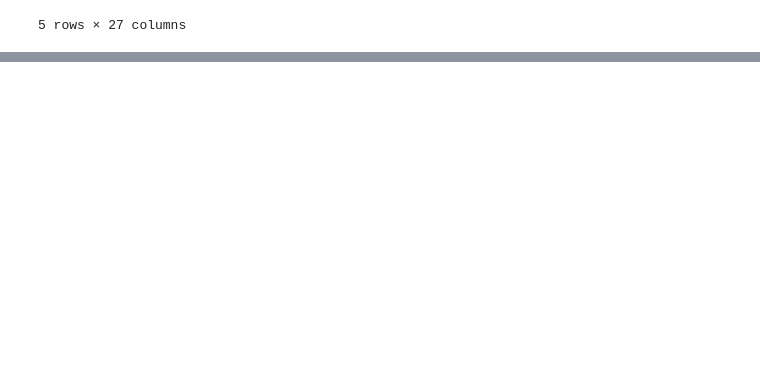
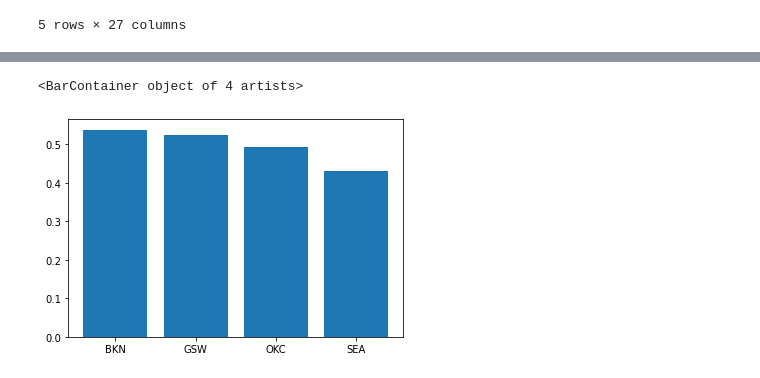
Before and after one commit to tjalback/Sports-Analytics, a Jupyter notebook: Sports Analytics.ipynb, the cells around one changed output, grey strips where cells are left out. Saved outputs shown, nothing was run; the diff lists cells and outputs as text; code cells hidden in the pictures; blank space fills up the shorter version.

Commit message:
upload updated notebook from my local
Christmas holiday update
finished bar chart with KD FG_PCT per team.
start a shot chart

```diff
--- a/Sports Analytics.ipynb
+++ b/Sports Analytics.ipynb
@@ -287,0 +302,6 @@ ax.grid(False)
+# %%
+# return some grouped stats by team
+# if you don't reset_index() (or as_index=False within groupby) then the plots below don't work as groups become the index
+# here the groups are Team_Abbreviation. We want to easily select this against grouped metric
+KD_team_stats = KD_yby.groupby(['TEAM_ABBREVIATION'])[['GP','GS','MIN','FGM','FGA','FG_PCT']].mean().reset_index()
+print(KD_team_stats)
@@ -287,0 +320,6 @@ ax.grid(False)
+# %%
+# simple matplotlib bar plot selecting x and y axis values of interest
+plt.bar(KD_team_stats['TEAM_ABBREVIATION'],KD_team_stats['FG_PCT'])
+# %% [output]
+<BarContainer object of 4 artists>
+[figure, added]
```
Also changed, not shown: parts of 29 cells of this notebook.
